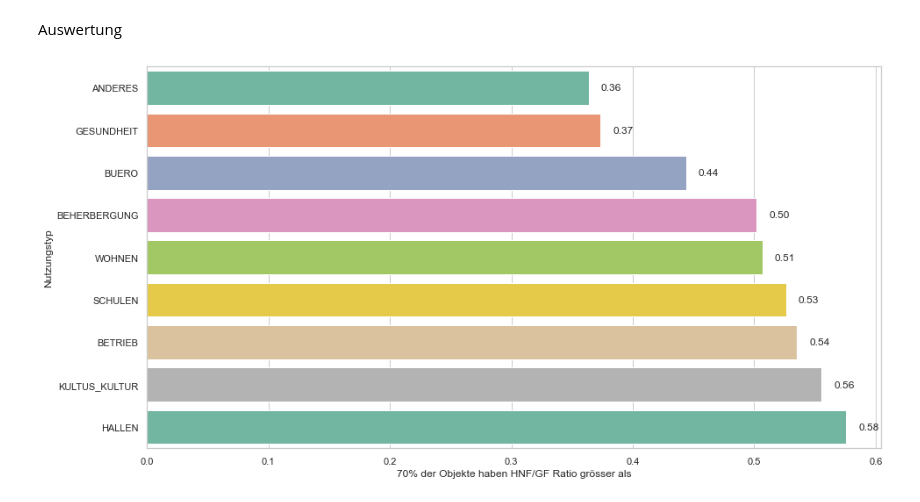
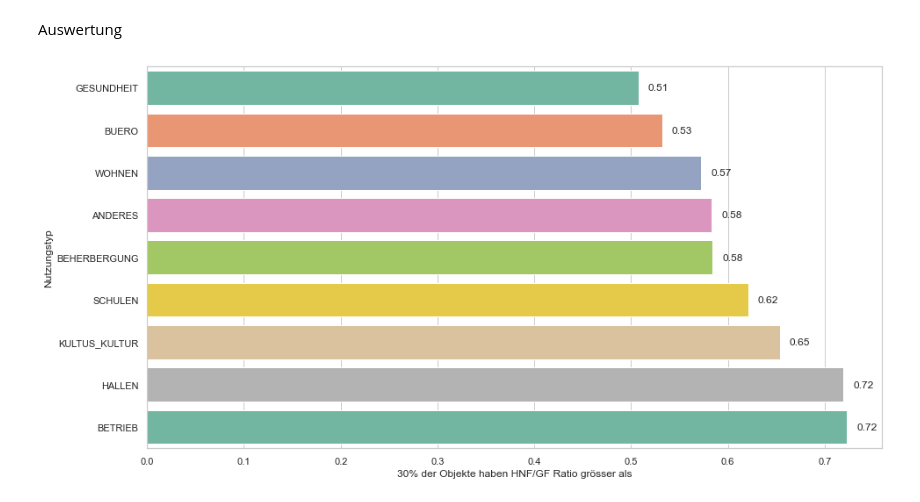
Before and after one commit to FHNW-RW/ip5-metriken-bauwesen, a Jupyter notebook: src/analysis/hnf_gf.ipynb, the cells around one changed output. Saved outputs shown, nothing was run; the diff lists cells and outputs as text; code cells hidden in the pictures.

```diff
--- a/src/analysis/hnf_gf.ipynb
+++ b/src/analysis/hnf_gf.ipynb
@@ -163,28 +163,28 @@ Auswertung
 # %%
 # preprocess data
 percentiles = data.groupby(df[c.FIELD_USAGE_CLUSTER]).describe(percentiles=[.2, .3, .5, .7])
 percentiles = percentiles[['30%', '50%', '70%']]
 percentiles.columns = ['70%', '50%', '30%'] # Reversed percentiles are asked
 
 # reshape and sort data
 percentiles = percentiles.stack()
 percentiles = percentiles.reset_index(level=[0,1])
 percentiles.columns = [c.FIELD_USAGE_CLUSTER, 'percentile', 'ratio']
-percentiles = percentiles[percentiles['percentile'] == '70%']
+percentiles = percentiles[percentiles['percentile'] == '30%']
 
 # Plot data
 sns.set_style("whitegrid")
 ax = sns.barplot(y=c.FIELD_USAGE_CLUSTER, x='ratio', data=percentiles, order=percentiles.sort_values('ratio')[c.FIELD_USAGE_CLUSTER], palette=sns.color_palette("Set2"))
 for p in ax.patches:
     width = p.get_width()    # get bar length
     ax.text(width + 0.01, # set the text at 1 unit right of the bar
             p.get_y() + p.get_height() / 2, # get Y coordinate + X coordinate / 2
             '{:1.2f}'.format(width), # set variable to display, 2 decimals
             ha = 'left',   # horizontal alignment
             va = 'center')  # vertical alignment
-ax.set(xlabel='70% der Objekte haben HNF/GF Ratio grösser als', ylabel='Nutzungstyp')
+ax.set(xlabel='30% der Objekte haben HNF/GF Ratio grösser als', ylabel='Nutzungstyp')
 
 # Save figure
-gf.savefig("exports/barplot_hnf_gf_ratio_30percentile_reversed.png", dpi=200)
+plt.savefig("exports/barplot_hnf_gf_ratio_70percentile_reversed.png", dpi=200)
 # %% [output]
-[figure, old version]
+[figure, new version]
```
Also changed, not shown: parts of 1 cell of this notebook.
